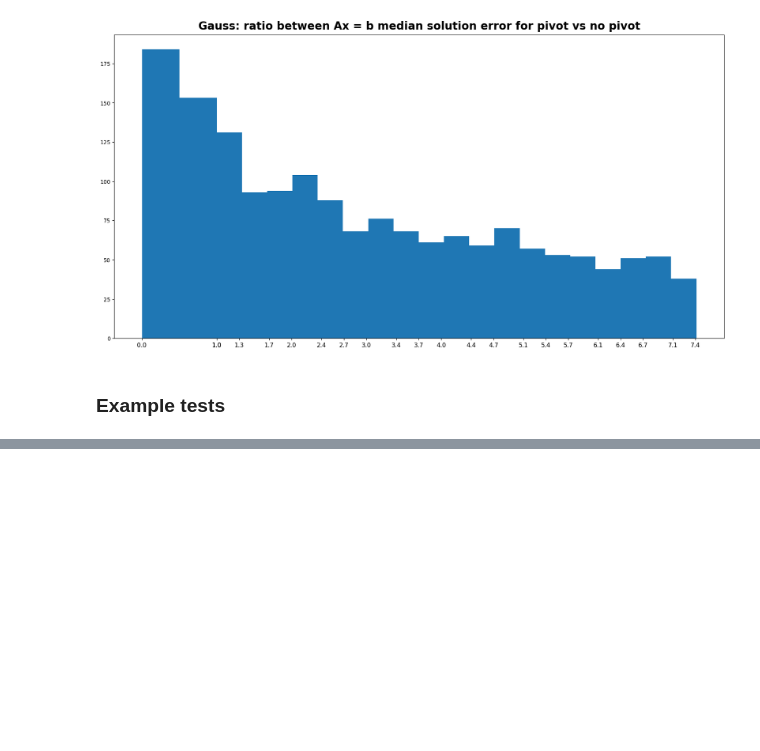
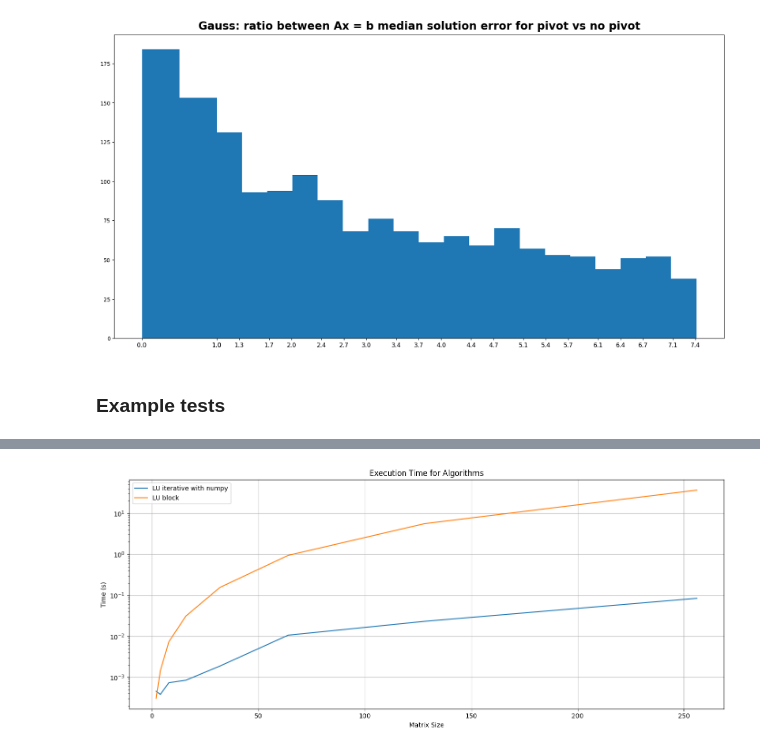
Before and after one commit to Jakub-Karczewski/matrix_algorithms, a Jupyter notebook: matrix_calculus_sem_8/lab2/lab2-iteracyjnie.ipynb, the cells around one changed output, grey strips where cells are left out. Cells and saved outputs as stored; diff of their text form; code cells hidden in the pictures; blank space fills up the shorter version.

```diff
--- a/matrix_calculus_sem_8/lab2/lab2-iteracyjnie.ipynb
+++ b/matrix_calculus_sem_8/lab2/lab2-iteracyjnie.ipynb
@@ -753,0 +777,4 @@ plot_times_all(sizes, [inv_no_numpy_times, inv_numpy_block_times], ["Inverse wit
+# %%
+plot_times_all(sizes, [lu_numpy_times, lu_block_times], ["LU iterative with numpy", "LU block"])
+# %% [output]
+[figure, added]
```
Also changed, not shown: parts of 10 cells of this notebook.
